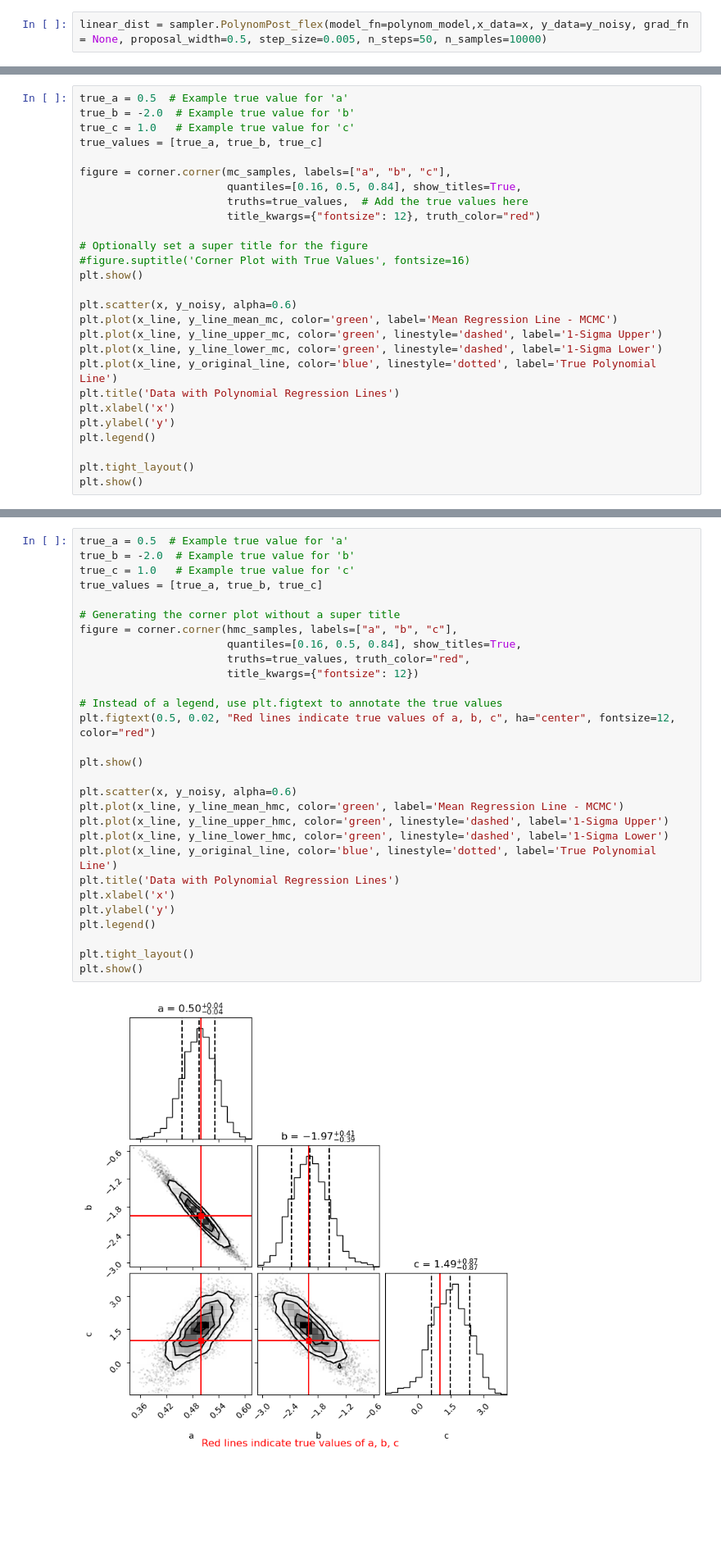
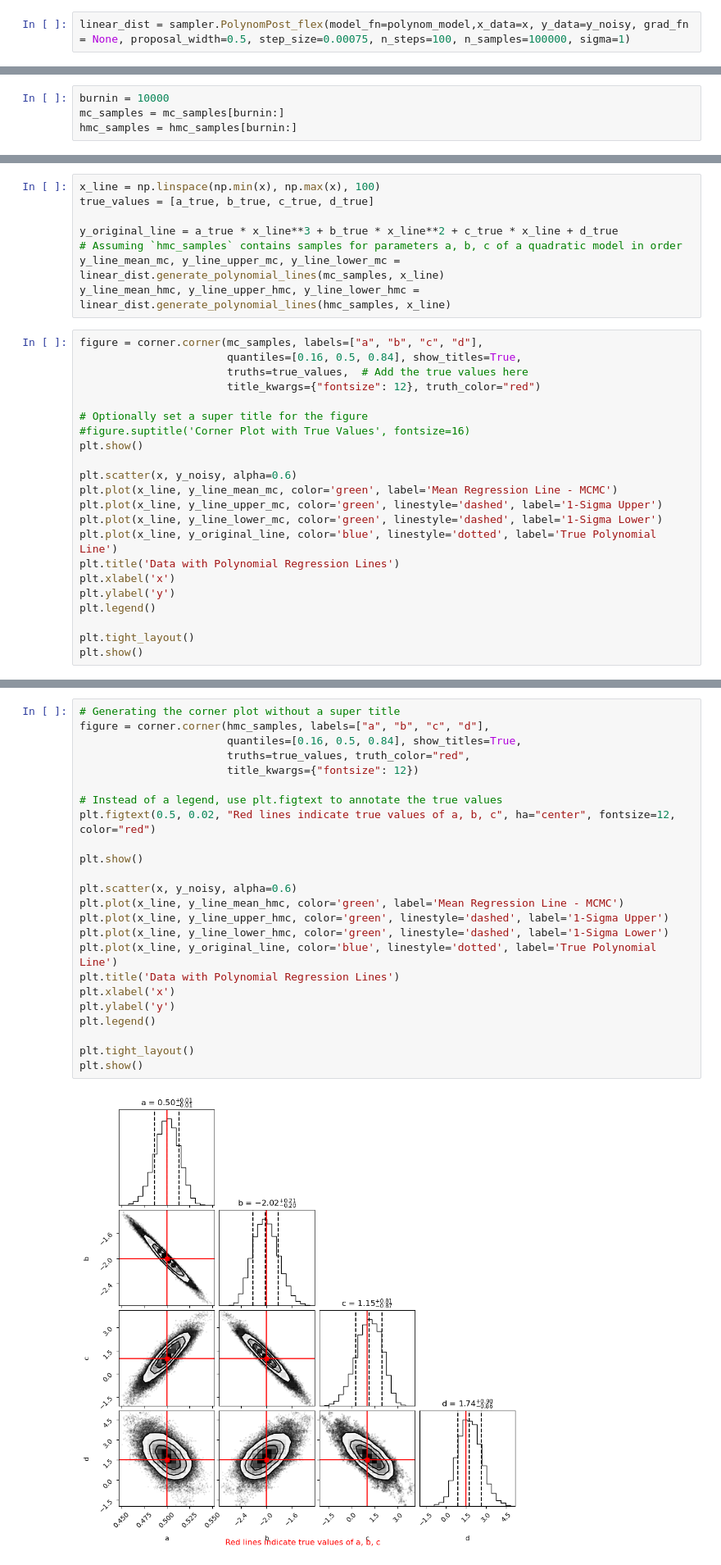
Before and after one commit to s-Sayan/CosmoHMC, a Jupyter notebook: examples/demo_polynom.ipynb, the cells around one changed output, grey strips where cells are left out. Shown at 82% size. Drawn from its saved outputs; the diff is of its cells as text; blank space fills up the shorter version.

```diff
--- a/examples/demo_polynom.ipynb
+++ b/examples/demo_polynom.ipynb
@@ -75,3 +72,3 @@ Estimated parameters: a = 7.49, b = -31.35, c = 19.09
 # %%
-linear_dist = sampler.PolynomPost_flex(model_fn=polynom_model,x_data=x, y_data=y_noisy, grad_fn = None, proposal_width=0.5, step_size=0.005, n_steps=50, n_samples=10000)
+linear_dist = sampler.PolynomPost_flex(model_fn=polynom_model,x_data=x, y_data=y_noisy, grad_fn = None, proposal_width=0.5, step_size=0.00075, n_steps=100, n_samples=100000, sigma=1)
 # %%
@@ -83,3 +77,7 @@ hmc_samples = hmc_samples[burnin:]
+# %%
+burnin = 10000
+mc_samples = mc_samples[burnin:]
+hmc_samples = hmc_samples[burnin:]
 # %%
 print("MCMC acceptance rate: ", acc_mc)
 print("HMC acceptance rate: ", acc_hmc)
@@ -120,10 +87,13 @@ y_line_lower_hmc = (mean_a - std_a) * x_line**2 + (mean_b - std_b) * x_line + (m
+# %%
+x_line = np.linspace(np.min(x), np.max(x), 100)
+true_values = [a_true, b_true, c_true, d_true]
+
+y_original_line = a_true * x_line**3 + b_true * x_line**2 + c_true * x_line + d_true
+# Assuming `hmc_samples` contains samples for parameters a, b, c of a quadratic model in order
+y_line_mean_mc, y_line_upper_mc, y_line_lower_mc = linear_dist.generate_polynomial_lines(mc_samples, x_line)
+y_line_mean_hmc, y_line_upper_hmc, y_line_lower_hmc = linear_dist.generate_polynomial_lines(hmc_samples, x_line)
 # %%
-true_a = 0.5  # Example true value for 'a'
-true_b = -2.0  # Example true value for 'b'
-true_c = 1.0   # Example true value for 'c'
-true_values = [true_a, true_b, true_c]
-
-figure = corner.corner(mc_samples, labels=["a", "b", "c"],
+figure = corner.corner(mc_samples, labels=["a", "b", "c", "d"],
                        quantiles=[0.16, 0.5, 0.84], show_titles=True,
                        truths=true_values,  # Add the true values here
                        title_kwargs={"fontsize": 12}, truth_color="red")
@@ -150,31 +120,26 @@ plt.show()
 # %%
-true_a = 0.5  # Example true value for 'a'
-true_b = -2.0  # Example true value for 'b'
-true_c = 1.0   # Example true value for 'c'
-true_values = [true_a, true_b, true_c]
-
 # Generating the corner plot without a super title
-figure = corner.corner(hmc_samples, labels=["a", "b", "c"],
+figure = corner.corner(hmc_samples, labels=["a", "b", "c", "d"],
                        quantiles=[0.16, 0.5, 0.84], show_titles=True,
                        truths=true_values, truth_color="red",
                        title_kwargs={"fontsize": 12})
 
 # Instead of a legend, use plt.figtext to annotate the true values
 plt.figtext(0.5, 0.02, "Red lines indicate true values of a, b, c", ha="center", fontsize=12, color="red")
 
 plt.show()
 
 plt.scatter(x, y_noisy, alpha=0.6)
 plt.plot(x_line, y_line_mean_hmc, color='green', label='Mean Regression Line - MCMC')
 plt.plot(x_line, y_line_upper_hmc, color='green', linestyle='dashed', label='1-Sigma Upper')
 plt.plot(x_line, y_line_lower_hmc, color='green', linestyle='dashed', label='1-Sigma Lower')
 plt.plot(x_line, y_original_line, color='blue', linestyle='dotted', label='True Polynomial Line')
 plt.title('Data with Polynomial Regression Lines')
 plt.xlabel('x')
 plt.ylabel('y')
 plt.legend()
 
 plt.tight_layout()
 plt.show()
 # %% [output]
-[figure, old version]
+[figure, new version]
```
Also changed, not shown: parts of 9 cells of this notebook, 2 other files.
